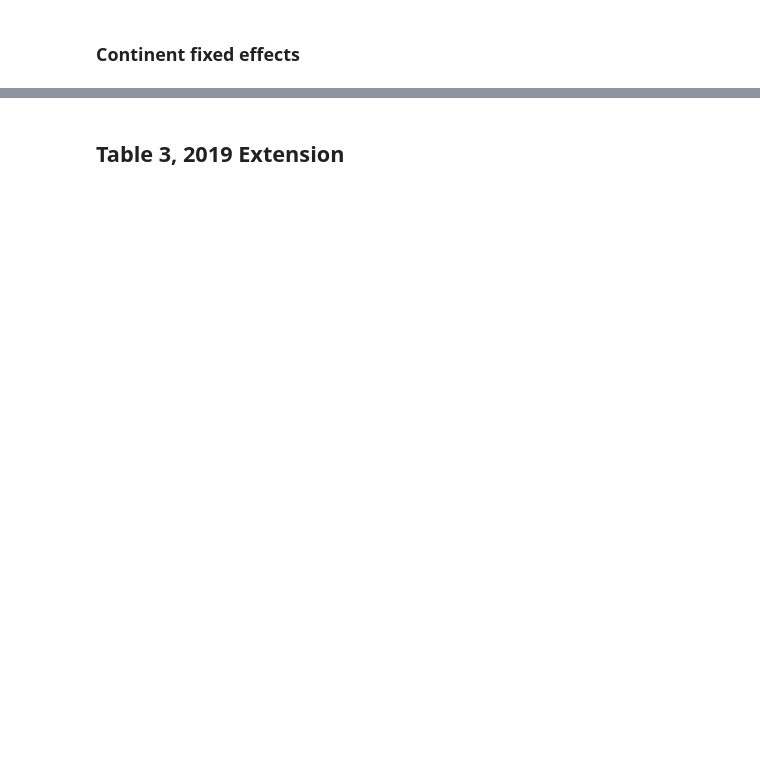
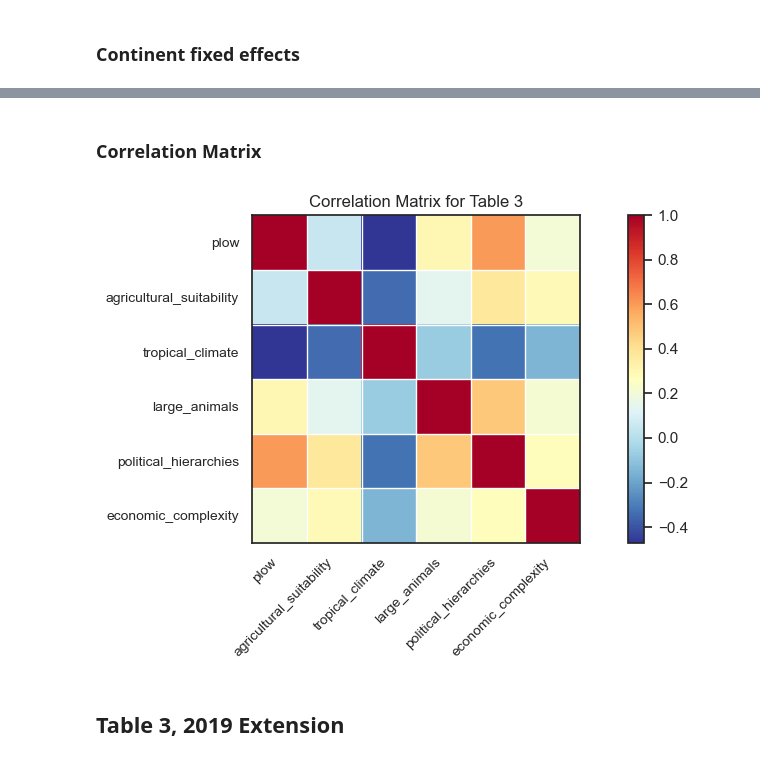
Before and after one commit to rureddish/EPFL_MGT-494_Paper_Extension, a Jupyter notebook: explore.ipynb, the cells around one changed output, grey strips where cells are left out. Drawn from its saved outputs; the diff is of its cells as text; code cells hidden in the pictures; blank space fills up the shorter version.

Commit message:
Correlation matrices

```diff
--- a/explore.ipynb
+++ b/explore.ipynb
@@ -713,6 +717,16 @@ Stargazer([m_flpf_c, m_fown_c, m_wpol_c, m_aes_c])
 | F Statistic | 413.875*** (df=11; 165) | 272.220*** (df=11; 116) | 31.295*** (df=11; 141) | 298.820*** (df=11; 95) |
 |  |  |  |  |  |
 | Note: | *p<0.1; **p<0.05; ***p<0.01 |  |  |  |
+# %% [markdown]
+### Correlation Matrix
+# %%
+t3_cols = ['plow','agricultural_suitability', 'tropical_climate', 'large_animals','political_hierarchies', 'economic_complexity']
+corr_matrix = np.corrcoef(df_cross_country[t3_cols].dropna().T)
+sm.graphics.plot_corr(corr_matrix, xnames=df_cross_country[t3_cols].columns)
+plt.title('Correlation Matrix for Table 3')
+plt.show()
+# %% [output]
+[figure, added]
 # %% [markdown]
 ## Table 3, 2019 Extension
 # %%
```
Also changed, not shown: parts of 6 cells of this notebook.
